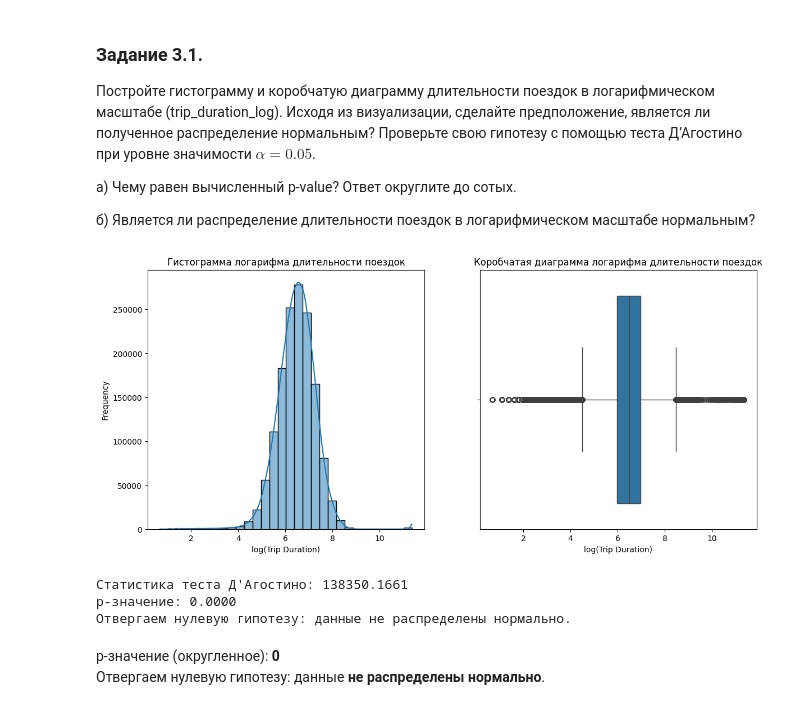
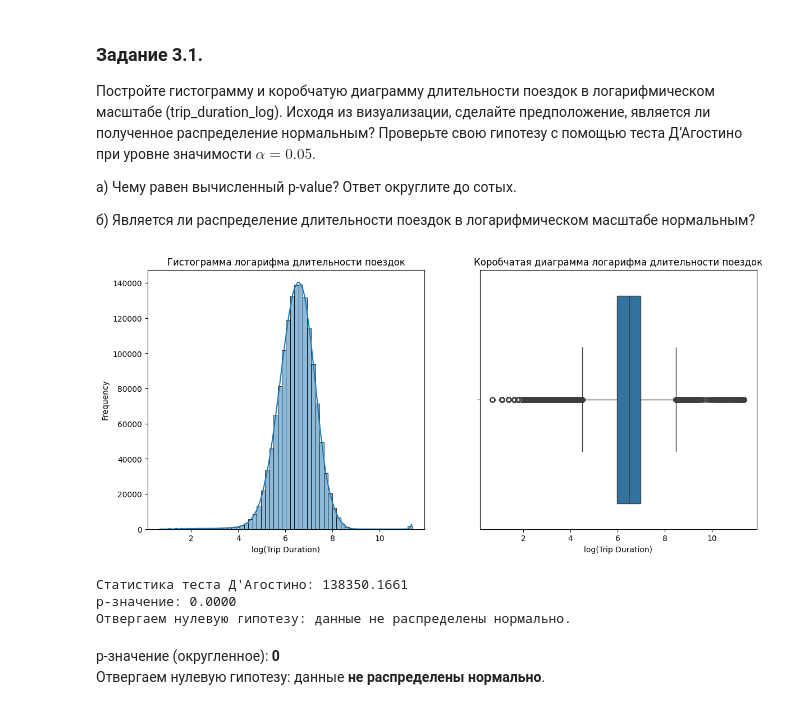
Before and after one commit to johnneon/PP_Team28_Taxi_Trip_Duration, a Jupyter notebook: PP_Team28.ipynb, the cells around one changed output. Cells and saved outputs as stored; diff of their text form; code cells hidden in the pictures.

Commit message:
load graph, replace import

```diff
--- a/PP_Team28.ipynb
+++ b/PP_Team28.ipynb
@@ -676,39 +708,37 @@ taxi_data['trip_duration_log'] = np.log(taxi_data['trip_duration']+1)
 
 б) Является ли распределение длительности поездок в логарифмическом масштабе нормальным?
 # %%
-from scipy.stats import normaltest
-
 # Построим гистограмму
 plt.figure(figsize=(14, 6))
 
 plt.subplot(1, 2, 1)
-sns.histplot(taxi_data['trip_duration_log'], bins=30, kde=True)
+sns.histplot(taxi_data['trip_duration_log'], bins=60, kde=True)
 plt.title('Гистограмма логарифма длительности поездок')
 plt.xlabel('log(Trip Duration)')
 plt.ylabel('Frequency')
 
 # Построим коробчатую диаграмму
 plt.subplot(1, 2, 2)
 sns.boxplot(x=taxi_data['trip_duration_log'])
 plt.title('Коробчатая диаграмма логарифма длительности поездок')
 plt.xlabel('log(Trip Duration)')
 
 plt.show()
 
 # Проверим нормальность распределения с помощью теста Д’Агостино
 stat, p_value = normaltest(taxi_data['trip_duration_log'])
 
 print(f'Статистика теста Д\'Агостино: {stat:.4f}')
 print(f'p-значение: {p_value:.4f}')
 
 # Проверка гипотезы
 alpha = 0.05
 if p_value > alpha:
     print('Невозможно отвергнуть нулевую гипотезу: данные распределены нормально.')
 else:
     print('Отвергаем нулевую гипотезу: данные не распределены нормально.')
 # %% [output]
-[figure, old version]
+[figure, new version]
 Статистика теста Д'Агостино: 138350.1661
 p-значение: 0.0000
 Отвергаем нулевую гипотезу: данные не распределены нормально.
```
Also changed, not shown: parts of 26 cells of this notebook.
